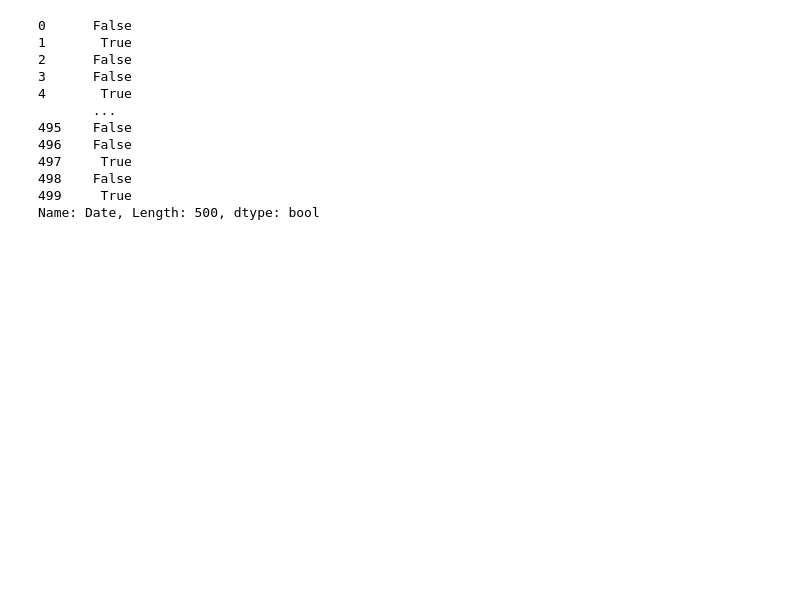
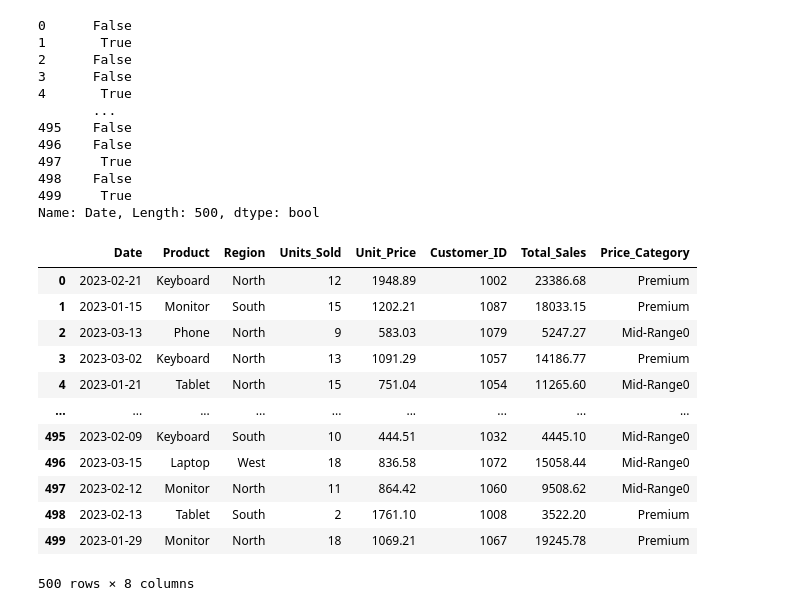
Before and after one commit to 24f3003058/Machine-Learning-Practice, a Jupyter notebook: DataManipulation.ipynb, the cells around one changed output. Cells and saved outputs as stored; diff of their text form; code cells hidden in the pictures; blank space fills up the shorter version.

```diff
--- a/DataManipulation.ipynb
+++ b/DataManipulation.ipynb
@@ -254,3 +254,28 @@ day_no
 498    False
 499     True
 Name: Date, Length: 500, dtype: bool
+# %%
+def price_cat(u_price):
+    if u_price<300:
+        return "Budget"
+    elif u_price >=300 and u_price <1000:
+        return "Mid-Range0"
+    else:
+        return "Premium"
+
+sales_data['Price_Category']=sales_data.Unit_Price.apply(price_cat)
+sales_data
+# %% [output]
+|  | Date | Product | Region | Units_Sold | Unit_Price | Customer_ID | Total_Sales | Price_Category |
+| 0 | 2023-02-21 | Keyboard | North | 12 | 1948.89 | 1002 | 23386.68 | Premium |
+| 1 | 2023-01-15 | Monitor | South | 15 | 1202.21 | 1087 | 18033.15 | Premium |
+| 2 | 2023-03-13 | Phone | North | 9 | 583.03 | 1079 | 5247.27 | Mid-Range0 |
+| 3 | 2023-03-02 | Keyboard | North | 13 | 1091.29 | 1057 | 14186.77 | Premium |
+| 4 | 2023-01-21 | Tablet | North | 15 | 751.04 | 1054 | 11265.60 | Mid-Range0 |
+| ... | ... | ... | ... | ... | ... | ... | ... | ... |
+| 495 | 2023-02-09 | Keyboard | South | 10 | 444.51 | 1032 | 4445.10 | Mid-Range0 |
+| 496 | 2023-03-15 | Laptop | West | 18 | 836.58 | 1072 | 15058.44 | Mid-Range0 |
+| 497 | 2023-02-12 | Monitor | North | 11 | 864.42 | 1060 | 9508.62 | Mid-Range0 |
+| 498 | 2023-02-13 | Tablet | South | 2 | 1761.10 | 1008 | 3522.20 | Premium |
+| 499 | 2023-01-29 | Monitor | North | 18 | 1069.21 | 1067 | 19245.78 | Premium |
+500 rows × 8 columns
```
Also changed, not shown: parts of 15 cells of this notebook.
